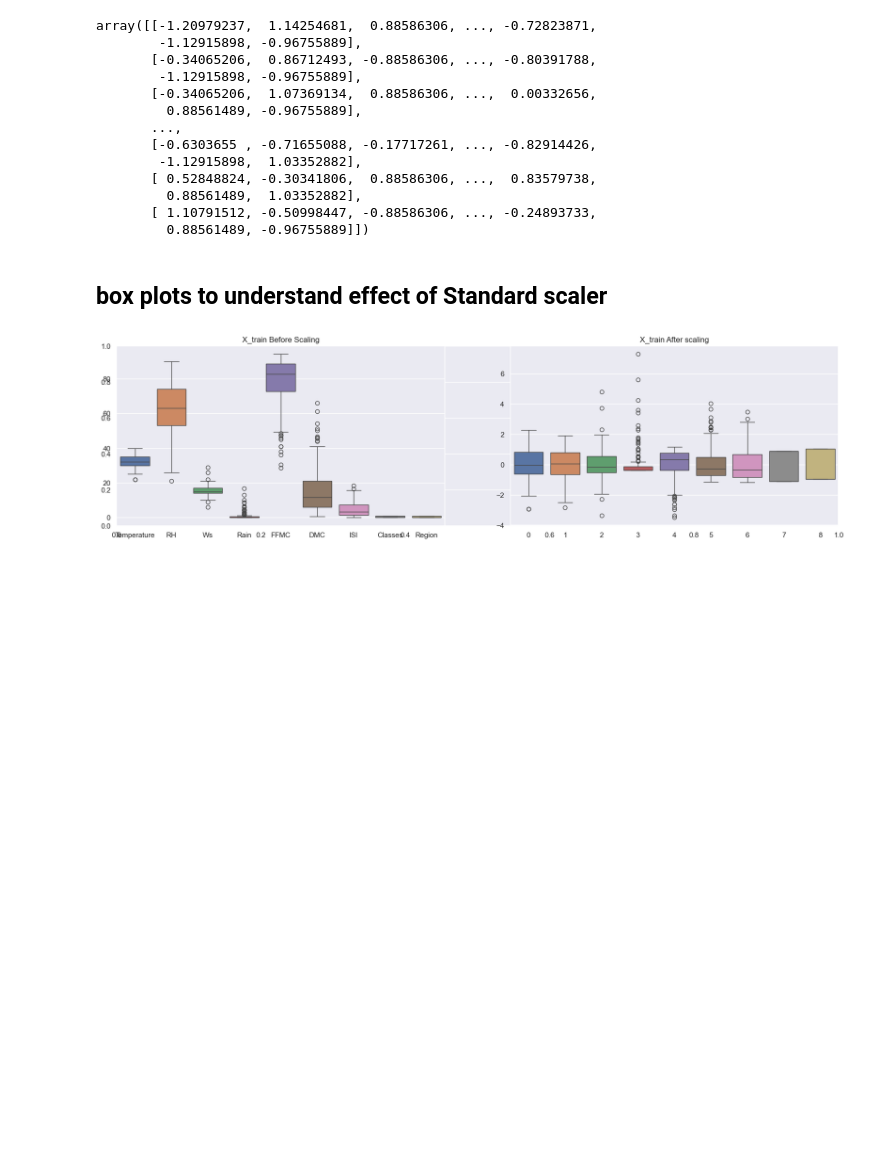
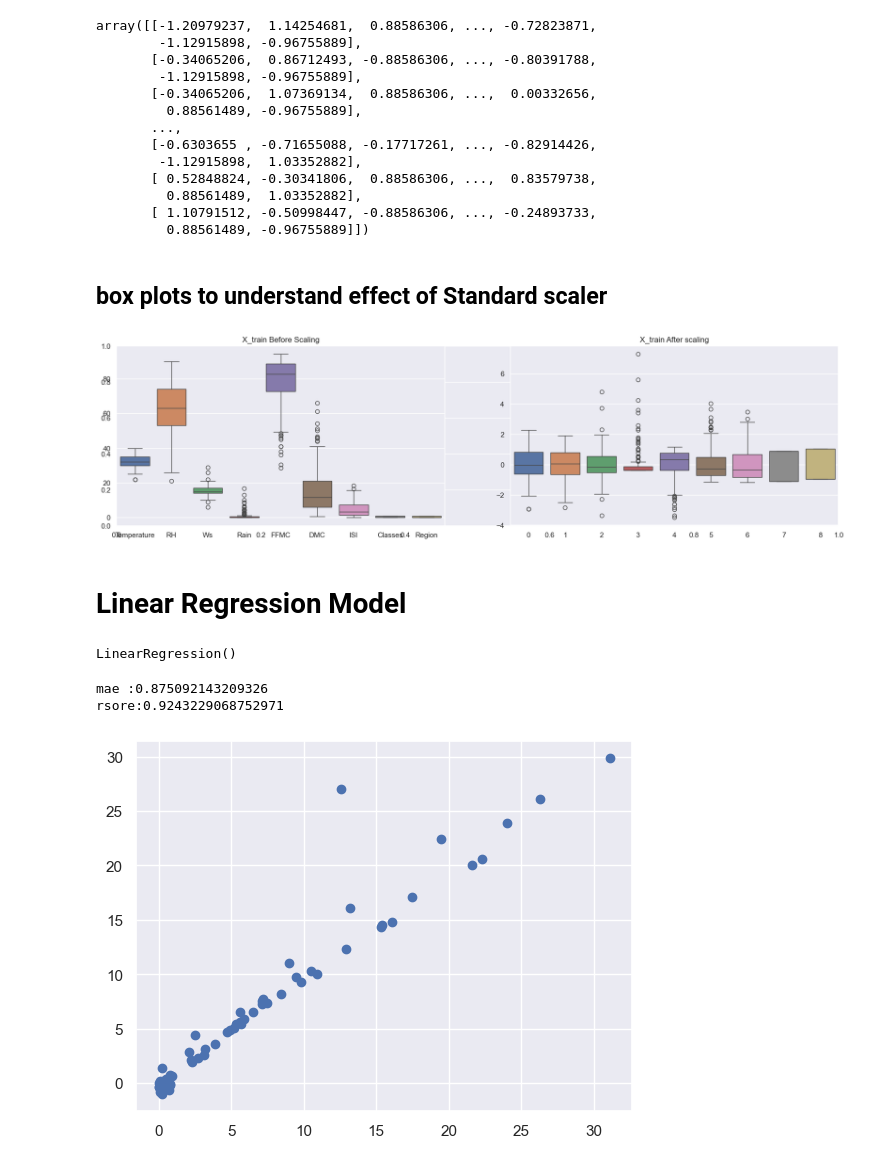
Before and after one commit to sanjip1203/Algerian-Forest-Fires-Dataset-anlysis-and-prediction, a Jupyter notebook: Model_Training.ipynb, the cells around one changed output. Drawn from its saved outputs; the diff is of its cells as text; code cells hidden in the pictures; blank space fills up the shorter version.

Commit message:
Model Tranning:linear,lasso,ridge,elasticnet-rSquare & MAE

```diff
--- a/Model_Training.ipynb
+++ b/Model_Training.ipynb
@@ -181,3 +181,27 @@ plt.title("X_train After scaling")
 plt.show()
 # %% [output]
 [figure]
+# %% [markdown]
+# Linear Regression Model
+# %%
+from sklearn.linear_model import LinearRegression
+linear = LinearRegression()
+# %%
+linear.fit(X_train_scaled,y_train)
+# %% [output]
+LinearRegression()
+# %%
+y_pred =linear.predict(X_test_scaled)
+# %%
+from sklearn.metrics import mean_absolute_error,r2_score
+mae = mean_absolute_error(y_test,y_pred)
+rscore = r2_score(y_test,y_pred)
+print(f"mae :{mae} \nrsore:{rscore}")
+# %% [output]
+mae :0.875092143209326
+rsore:0.9243229068752971
+# %%
+plt.scatter(y_test,y_pred)
+plt.show()
+# %% [output]
+[figure, added]
```
Also changed, not shown: parts of 6 cells of this notebook.
